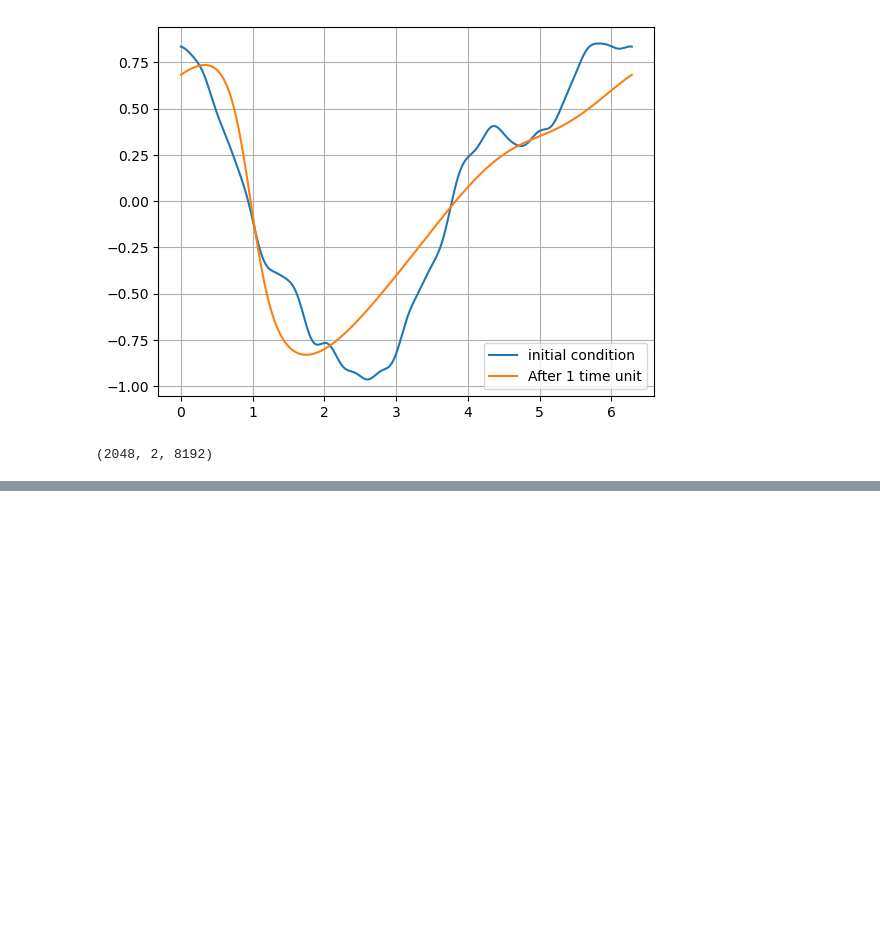
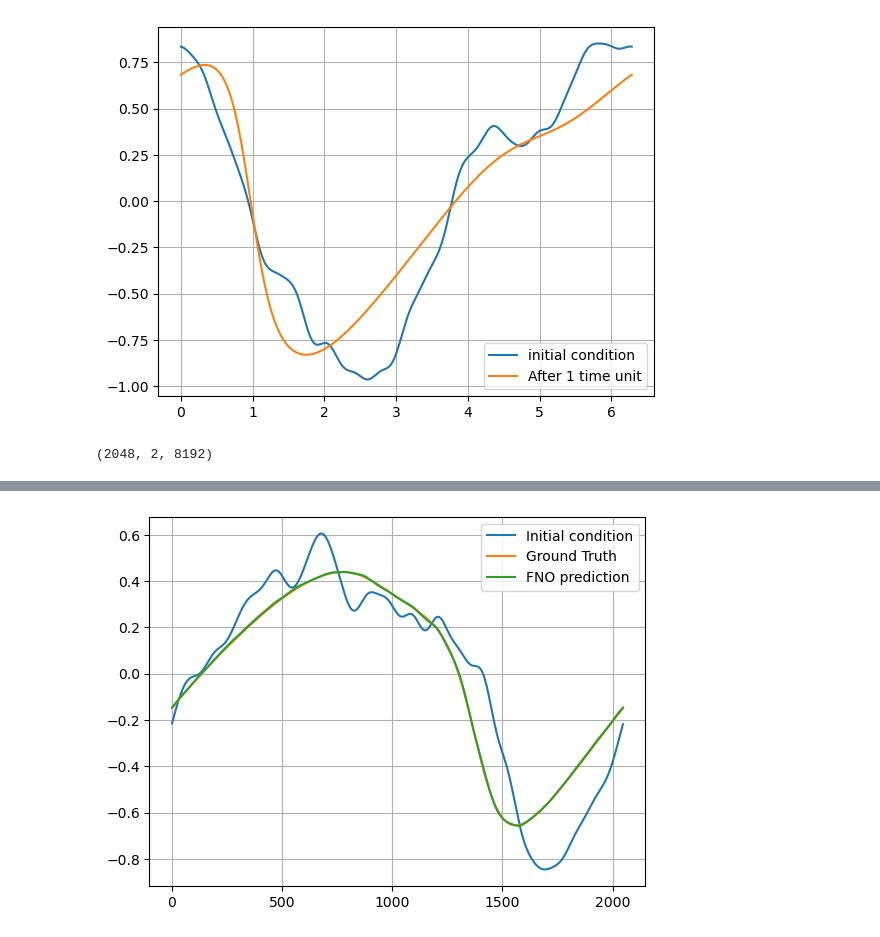
Before and after one commit to RuneRost/RadiativeTransfer, a Jupyter notebook: Tutorial_FNOinJAX.ipynb, the cells around one changed output, grey strips where cells are left out. Saved outputs shown, nothing was run; the diff lists cells and outputs as text; code cells hidden in the pictures; blank space fills up the shorter version.

```diff
--- a/Tutorial_FNOinJAX.ipynb
+++ b/Tutorial_FNOinJAX.ipynb
@@ -159,0 +302,9 @@ class FNOBlock1d(eqx.Module):
+# %%
+# Zero-Shot superresolution -> wurde ja nur auf Resolution mit jedem 32. Pixel trainiert
+plt.plot(test_x[1, 0, ::4], label="Initial condition")
+plt.plot(test_y[1, 0, ::4], label="Ground Truth")
+plt.plot(fno(test_x[1, :, ::4])[0], label="FNO prediction")
+plt.legend()
+plt.grid()
+# %% [output]
+[figure, added]
```
Also changed, not shown: parts of 11 cells of this notebook.
